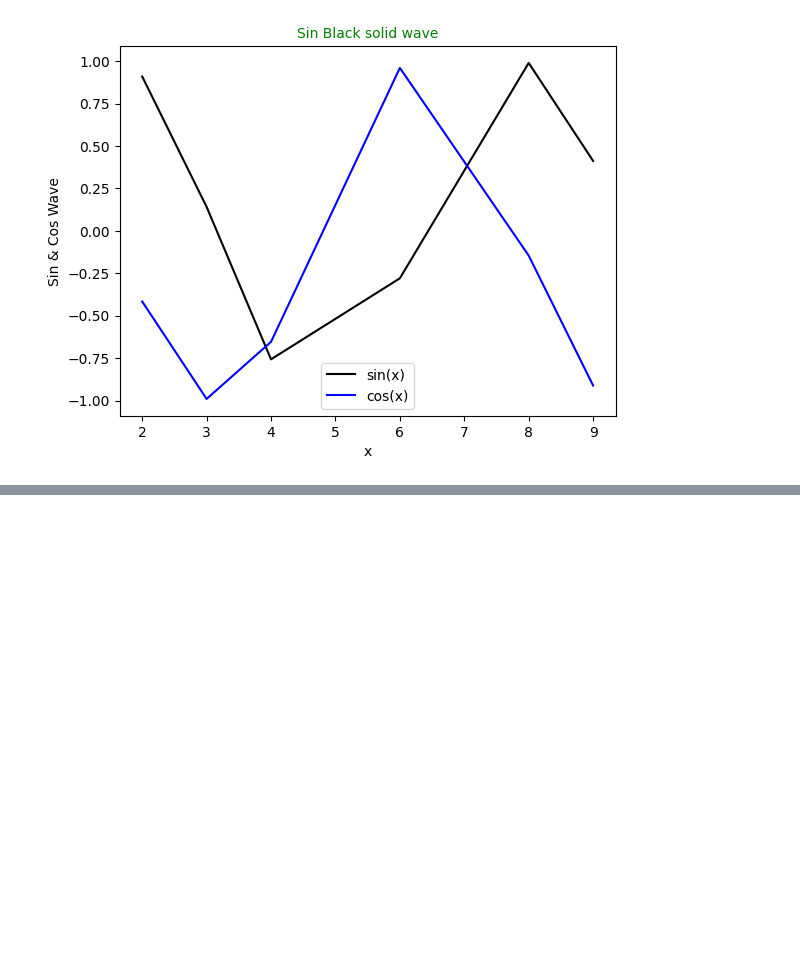
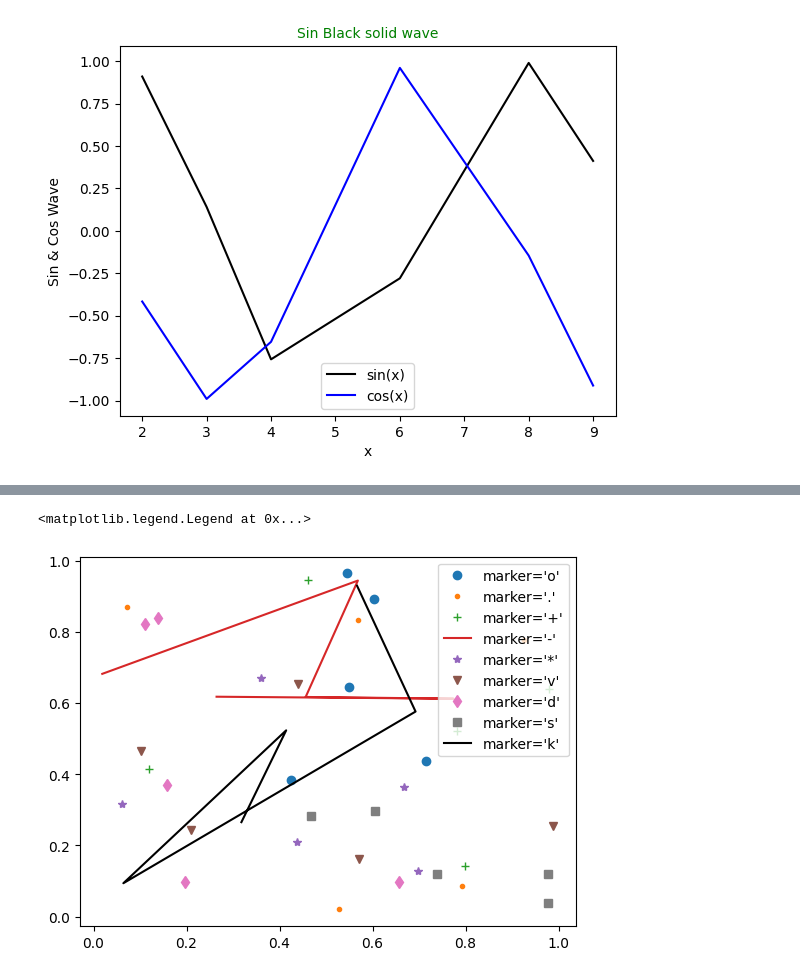
Before and after one commit to VedaVinothiniShastra/DS_PT_2, a Jupyter notebook: Day 11.ipynb, the cells around one changed output, grey strips where cells are left out. Drawn from its saved outputs; the diff is of its cells as text; code cells hidden in the pictures; blank space fills up the shorter version.

```diff
--- a/Day 11.ipynb
+++ b/Day 11.ipynb
@@ -80,0 +97,8 @@ plt.legend()
+# %%
+rng=np.random.RandomState(0)
+for i in ['o','.','+','-','*','v','d','s','k']:
+    plt.plot(rng.rand(5),rng.rand(5),i,label="marker='{0}'".format(i))
+plt.legend()
+# %% [output]
+<matplotlib.legend.Legend at 0x...>
+[figure, added]
```
Also changed, not shown: parts of 6 cells of this notebook.
